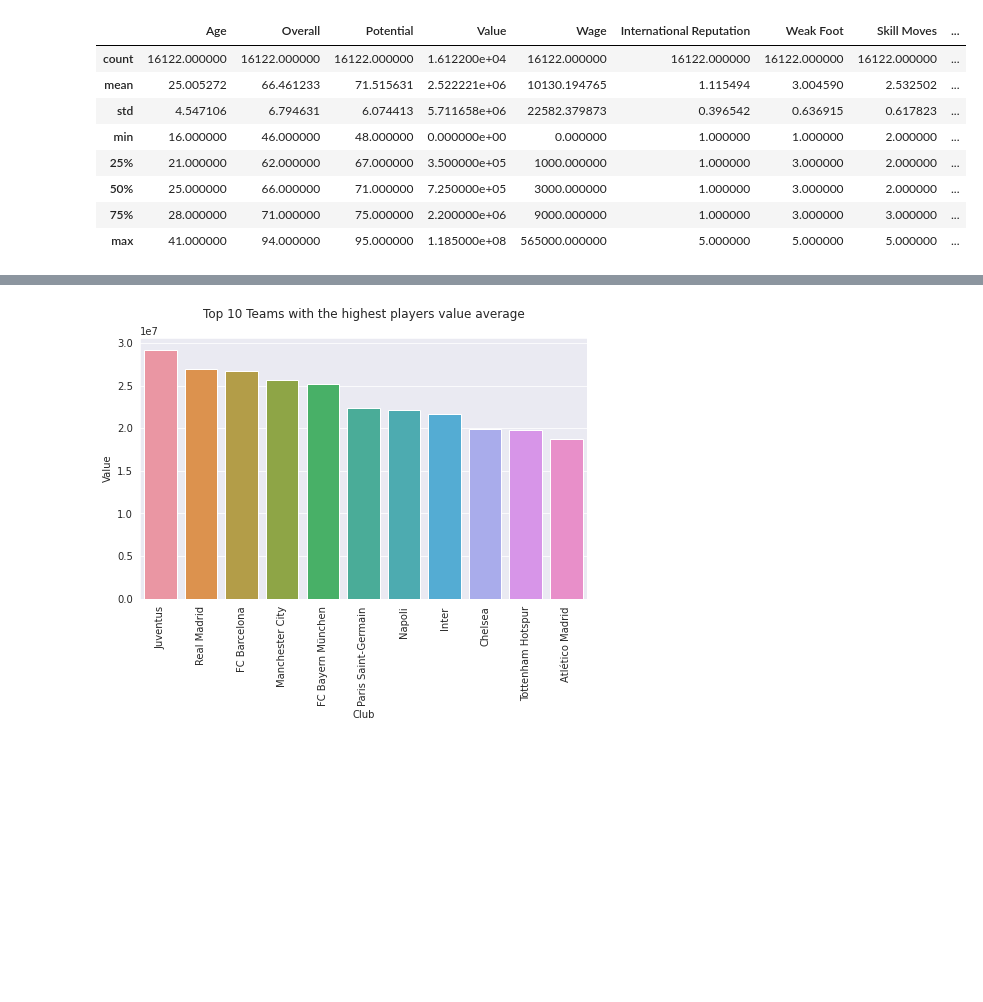
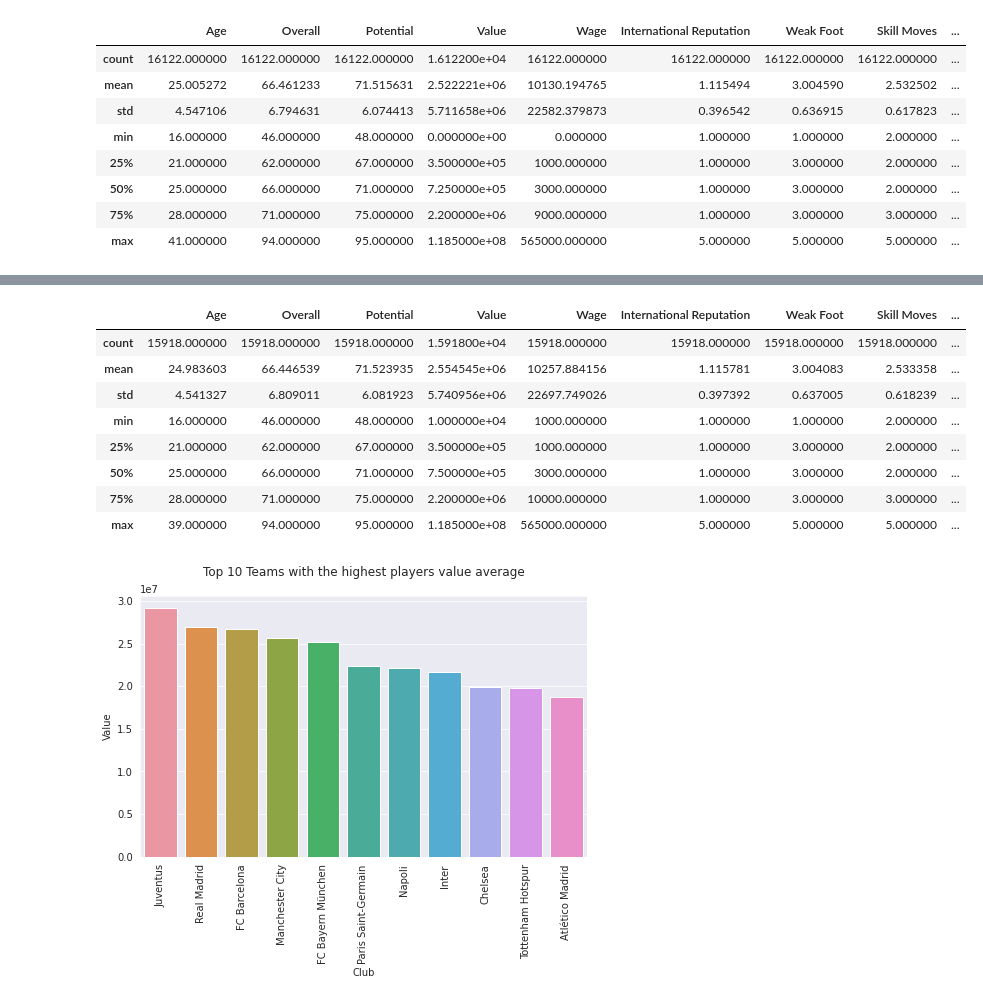
Before and after one commit to ChristoRay/ChrisPortofolioForDS, a Jupyter notebook: Fifa 19 Project/EDA_on_Outfield_DF.ipynb, the cells around one changed output, grey strips where cells are left out. Drawn from its saved outputs; the diff is of its cells as text; code cells hidden in the pictures; blank space fills up the shorter version.

```diff
--- a/Fifa 19 Project/EDA_on_Outfield_DF.ipynb
+++ b/Fifa 19 Project/EDA_on_Outfield_DF.ipynb
@@ -32,3 +65,19 @@ df.describe()
+# %%
+#since players with no club doesn't have value and wage, we'll drop these rows
+df.drop(df.loc[df['Club']=='No Club'].index,inplace = True)
+df.drop(df.loc[df['Value']==0].index,inplace = True)
+df.reset_index(drop=True, inplace=True)
+df.describe()
+# %% [output]
+|  | Age | Overall | Potential | Value | Wage | International Reputation | Weak Foot | Skill Moves | ... |
+| count | 15918.000000 | 15918.000000 | 15918.000000 | 1.591800e+04 | 15918.000000 | 15918.000000 | 15918.000000 | 15918.000000 | ... |
+| mean | 24.983603 | 66.446539 | 71.523935 | 2.554545e+06 | 10257.884156 | 1.115781 | 3.004083 | 2.533358 | ... |
+| std | 4.541327 | 6.809011 | 6.081923 | 5.740956e+06 | 22697.749026 | 0.397392 | 0.637005 | 0.618239 | ... |
+| min | 16.000000 | 46.000000 | 48.000000 | 1.000000e+04 | 1000.000000 | 1.000000 | 1.000000 | 2.000000 | ... |
+| 25% | 21.000000 | 62.000000 | 67.000000 | 3.500000e+05 | 1000.000000 | 1.000000 | 3.000000 | 2.000000 | ... |
+| 50% | 25.000000 | 66.000000 | 71.000000 | 7.500000e+05 | 3000.000000 | 1.000000 | 3.000000 | 2.000000 | ... |
+| 75% | 28.000000 | 71.000000 | 75.000000 | 2.200000e+06 | 10000.000000 | 1.000000 | 3.000000 | 3.000000 | ... |
+| max | 39.000000 | 94.000000 | 95.000000 | 1.185000e+08 | 565000.000000 | 5.000000 | 5.000000 | 5.000000 | ... |
 # %%
 #Which team has the highest average player value ?
 
```
Also changed, not shown: parts of 9 cells of this notebook.
